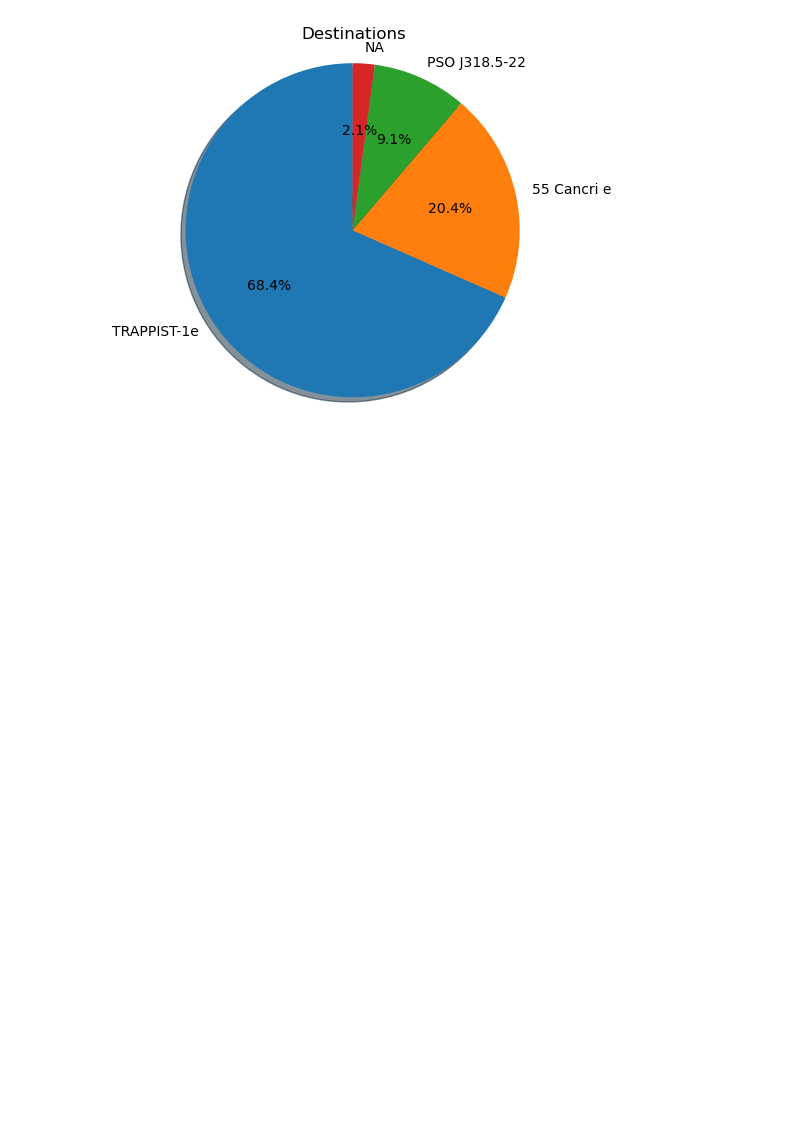
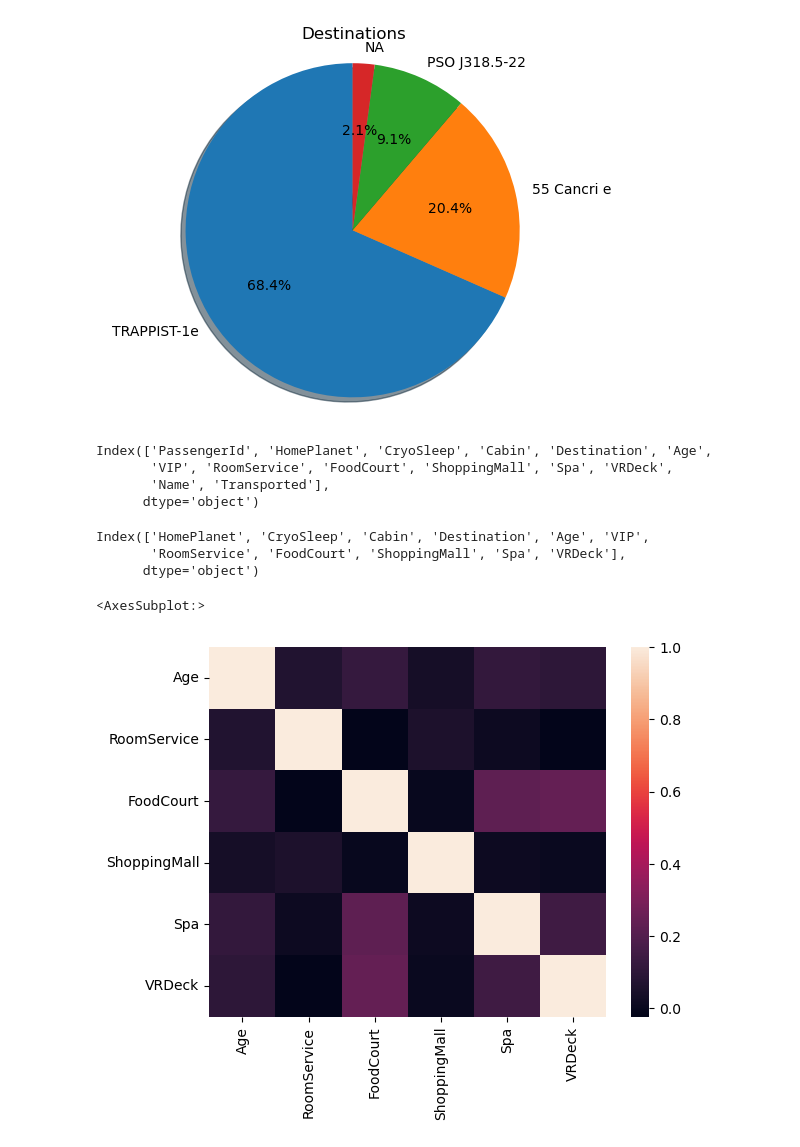
Before and after one commit to lotlouischoitslab/Spaceship_Titanic_Challenge, a Jupyter notebook: Spaceship_Titanic_Code.ipynb, the cells around one changed output. Drawn from its saved outputs; the diff is of its cells as text; code cells hidden in the pictures; blank space fills up the shorter version.

```diff
--- a/Spaceship_Titanic_Code.ipynb
+++ b/Spaceship_Titanic_Code.ipynb
@@ -239,3 +225,24 @@ plt.savefig('figures/destination_pie_chart.png')
 plt.show()
 # %% [output]
 [figure]
+# %%
+all_features = df.keys()
+all_features
+# %% [output]
+Index(['PassengerId', 'HomePlanet', 'CryoSleep', 'Cabin', 'Destination', 'Age',
+       'VIP', 'RoomService', 'FoodCourt', 'ShoppingMall', 'Spa', 'VRDeck',
+       'Name', 'Transported'],
+      dtype='object')
+# %%
+selected_features = all_features[1:-2:]
+selected_features
+# %% [output]
+Index(['HomePlanet', 'CryoSleep', 'Cabin', 'Destination', 'Age', 'VIP',
+       'RoomService', 'FoodCourt', 'ShoppingMall', 'Spa', 'VRDeck'],
+      dtype='object')
+# %%
+matrix = df[selected_features].corr()
+sns.heatmap(matrix)
+# %% [output]
+<AxesSubplot:>
+[figure, added]
```
Also changed, not shown: parts of 10 cells of this notebook.
